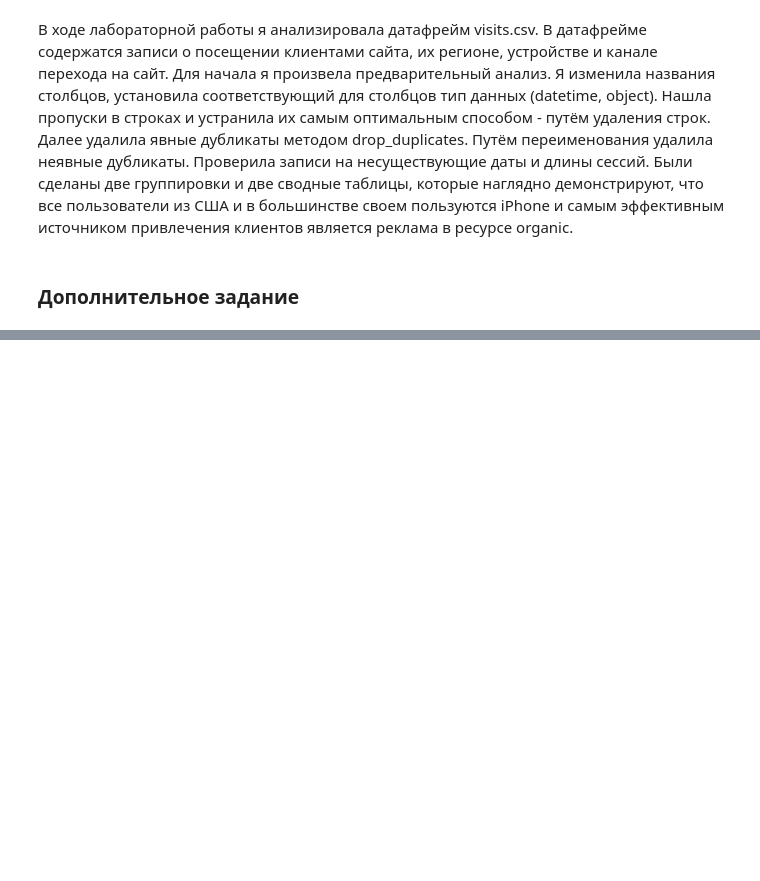
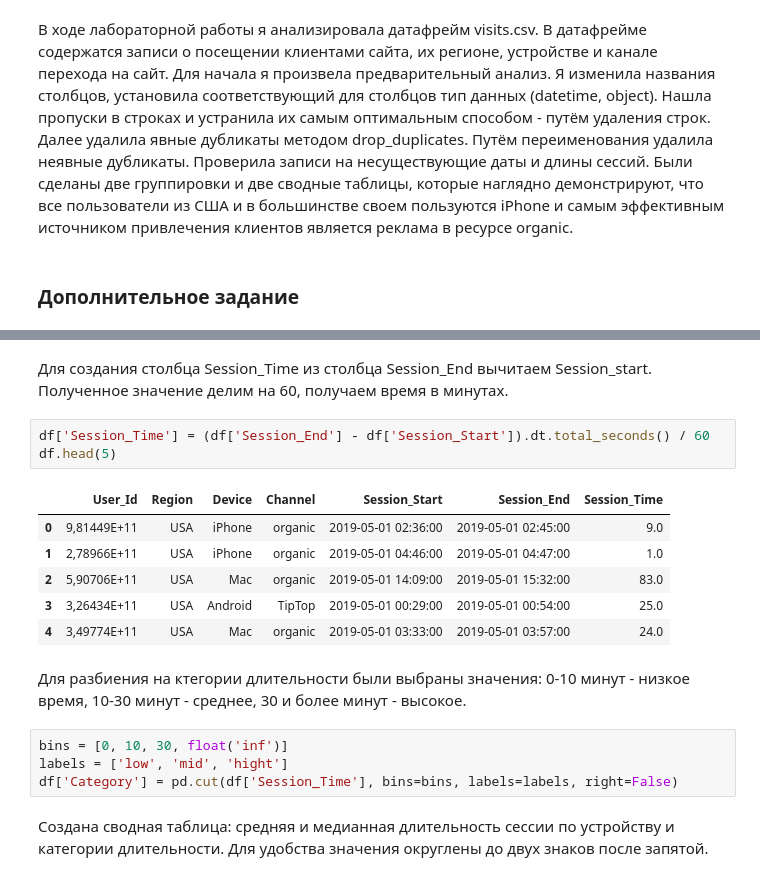
Before and after one commit to olivblin/data_analysis, a Jupyter notebook: ЛР1_Ершова_6.ipynb, the cells around one changed output, grey strips where cells are left out. Drawn from its saved outputs; the diff is of its cells as text; blank space fills up the shorter version.

```diff
--- a/ЛР1_Ершова_6.ipynb
+++ b/ЛР1_Ершова_6.ipynb
@@ -327,0 +329,22 @@ pt2
+# %% [markdown]
+Для создания столбца Session_Time из столбца Session_End вычитаем Session_start. Полученное значение делим на 60, получаем время в минутах.
+# %%
+df['Session_Time'] = (df['Session_End'] - df['Session_Start']).dt.total_seconds() / 60
+df.head(5)
+# %% [output]
+|  | User_Id | Region | Device | Channel | Session_Start | Session_End | Session_Time |
+| 0 | 9,81449E+11 | USA | iPhone | organic | 2019-05-01 02:36:00 | 2019-05-01 02:45:00 | 9.0 |
+| 1 | 2,78966E+11 | USA | iPhone | organic | 2019-05-01 04:46:00 | 2019-05-01 04:47:00 | 1.0 |
+| 2 | 5,90706E+11 | USA | Mac | organic | 2019-05-01 14:09:00 | 2019-05-01 15:32:00 | 83.0 |
+| 3 | 3,26434E+11 | USA | Android | TipTop | 2019-05-01 00:29:00 | 2019-05-01 00:54:00 | 25.0 |
+| 4 | 3,49774E+11 | USA | Mac | organic | 2019-05-01 03:33:00 | 2019-05-01 03:57:00 | 24.0 |
+# %% [markdown]
+Для разбиения на ктегории длительности были выбраны значения: 0-10 минут - низкое время, 10-30 минут - среднее, 30 и более минут - высокое.
+# %%
+bins = [0, 10, 30, float('inf')]
+labels = ['low', 'mid', 'hight']
+df['Category'] = pd.cut(df['Session_Time'], bins=bins, labels=labels, right=False)
+# %% [markdown]
+Создана сводная таблица:
+средняя и медианная длительность сессии по устройству и категории
+длительности. Для удобства значения округлены до двух знаков после запятой.
```
Also changed, not shown: parts of 14 cells of this notebook.
